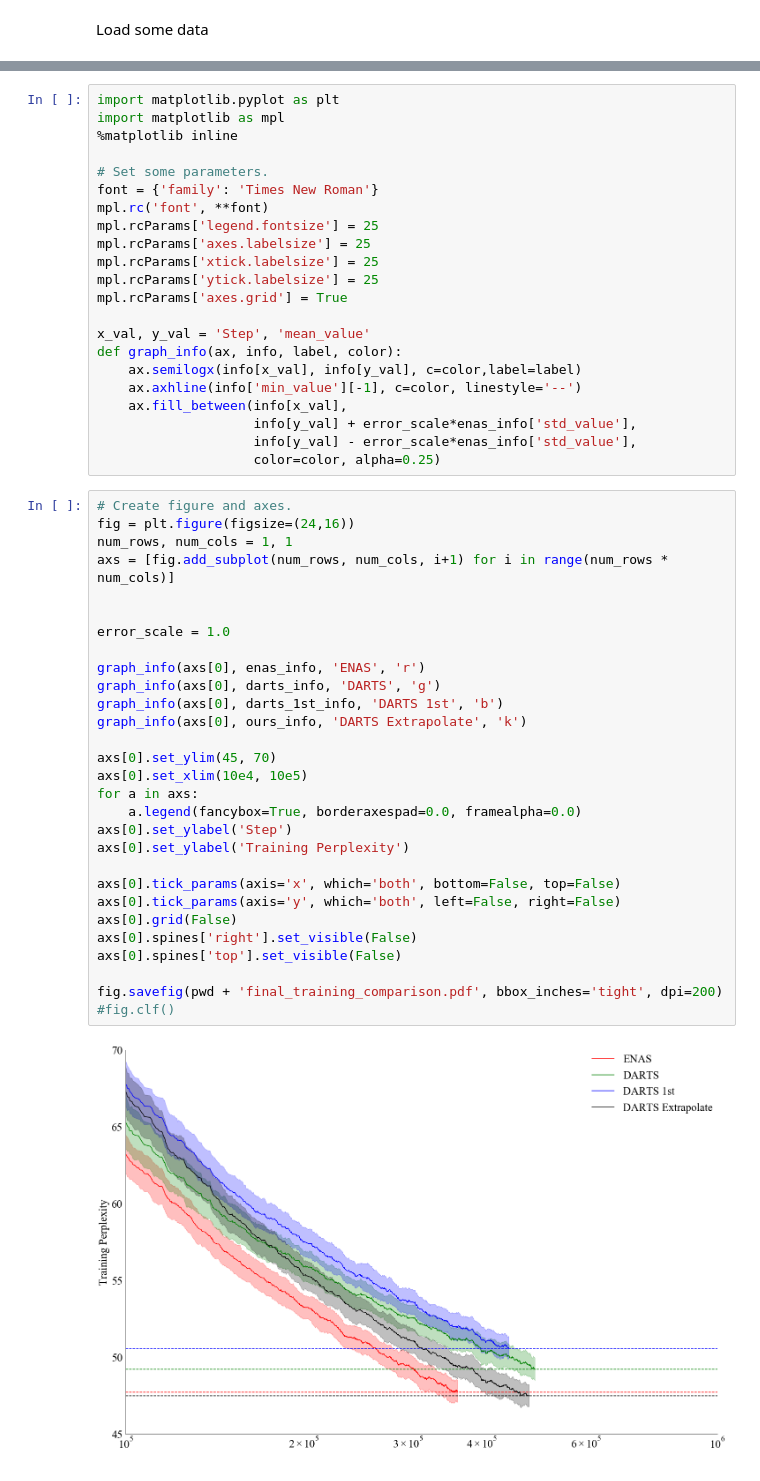
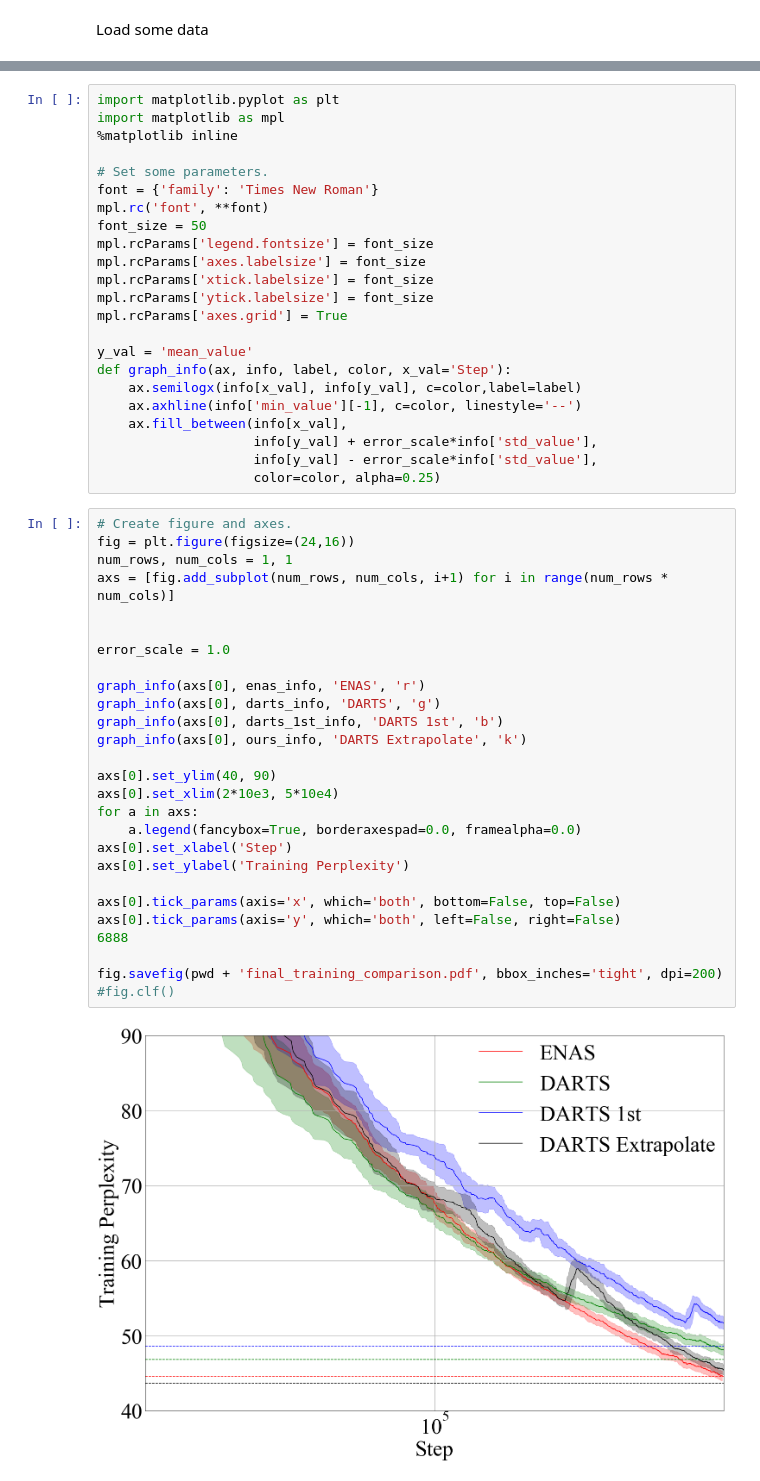
Before and after one commit to georgeadam/menas, a Jupyter notebook: src/graphing/final_train.ipynb, the cells around one changed output, grey strips where cells are left out. Drawn from its saved outputs; the diff is of its cells as text.

```diff
--- a/src/graphing/final_train.ipynb
+++ b/src/graphing/final_train.ipynb
@@ -67,49 +69,48 @@ import matplotlib as mpl
 # Set some parameters.
 font = {'family': 'Times New Roman'}
 mpl.rc('font', **font)
-mpl.rcParams['legend.fontsize'] = 25
-mpl.rcParams['axes.labelsize'] = 25
-mpl.rcParams['xtick.labelsize'] = 25
-mpl.rcParams['ytick.labelsize'] = 25
+font_size = 50
+mpl.rcParams['legend.fontsize'] = font_size
+mpl.rcParams['axes.labelsize'] = font_size
+mpl.rcParams['xtick.labelsize'] = font_size
+mpl.rcParams['ytick.labelsize'] = font_size
 mpl.rcParams['axes.grid'] = True
 
-x_val, y_val = 'Step', 'mean_value'
-def graph_info(ax, info, label, color):
+y_val = 'mean_value'
+def graph_info(ax, info, label, color, x_val='Step'):
     ax.semilogx(info[x_val], info[y_val], c=color,label=label)
     ax.axhline(info['min_value'][-1], c=color, linestyle='--')
     ax.fill_between(info[x_val],
-                    info[y_val] + error_scale*enas_info['std_value'],
-                    info[y_val] - error_scale*enas_info['std_value'],
+                    info[y_val] + error_scale*info['std_value'],
+                    info[y_val] - error_scale*info['std_value'],
                     color=color, alpha=0.25)
 # %%
 # Create figure and axes.
 fig = plt.figure(figsize=(24,16))
 num_rows, num_cols = 1, 1
 axs = [fig.add_subplot(num_rows, num_cols, i+1) for i in range(num_rows * num_cols)]
 
 
 error_scale = 1.0
 
 graph_info(axs[0], enas_info, 'ENAS', 'r')
 graph_info(axs[0], darts_info, 'DARTS', 'g')
 graph_info(axs[0], darts_1st_info, 'DARTS 1st', 'b')
 graph_info(axs[0], ours_info, 'DARTS Extrapolate', 'k')
 
-axs[0].set_ylim(45, 70)
-axs[0].set_xlim(10e4, 10e5)
+axs[0].set_ylim(40, 90)
+axs[0].set_xlim(2*10e3, 5*10e4)
 for a in axs:
     a.legend(fancybox=True, borderaxespad=0.0, framealpha=0.0)
-axs[0].set_ylabel('Step')
+axs[0].set_xlabel('Step')
 axs[0].set_ylabel('Training Perplexity')
 
 axs[0].tick_params(axis='x', which='both', bottom=False, top=False)
 axs[0].tick_params(axis='y', which='both', left=False, right=False)
-axs[0].grid(False)
-axs[0].spines['right'].set_visible(False)
-axs[0].spines['top'].set_visible(False)
+6888
 
 fig.savefig(pwd + 'final_training_comparison.pdf', bbox_inches='tight', dpi=200)
 #fig.clf()
 # %% [output]
-[figure, old version]
+[figure, new version]
 # %%
```
Also changed, not shown: parts of 4 cells of this notebook, 12 other files.
